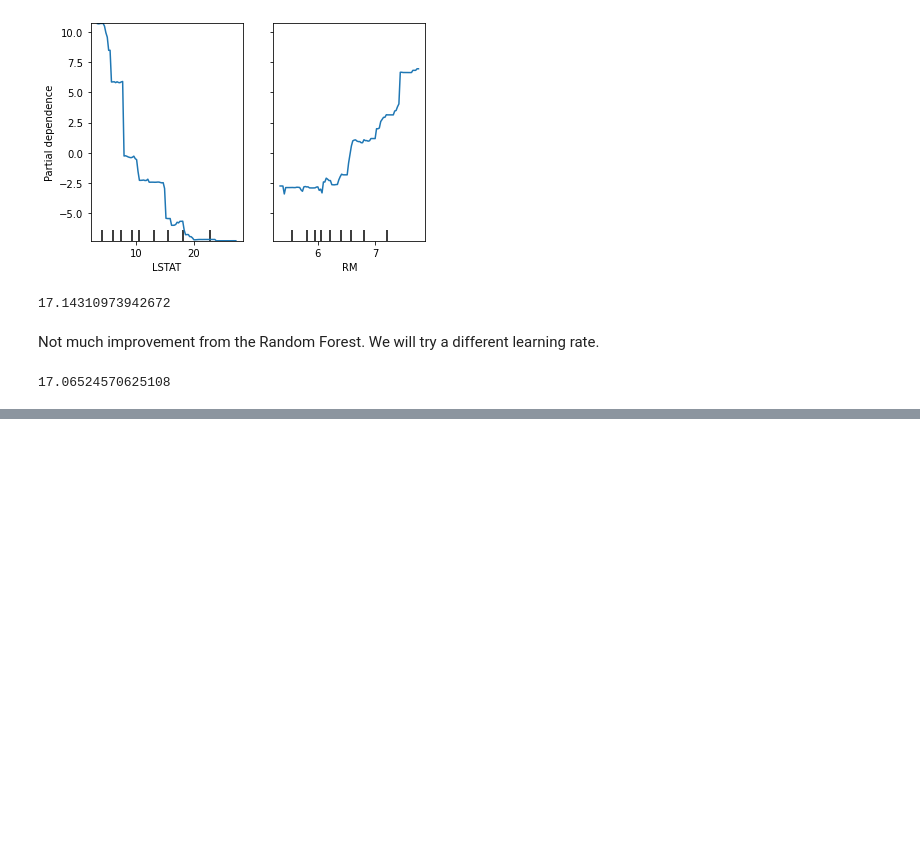
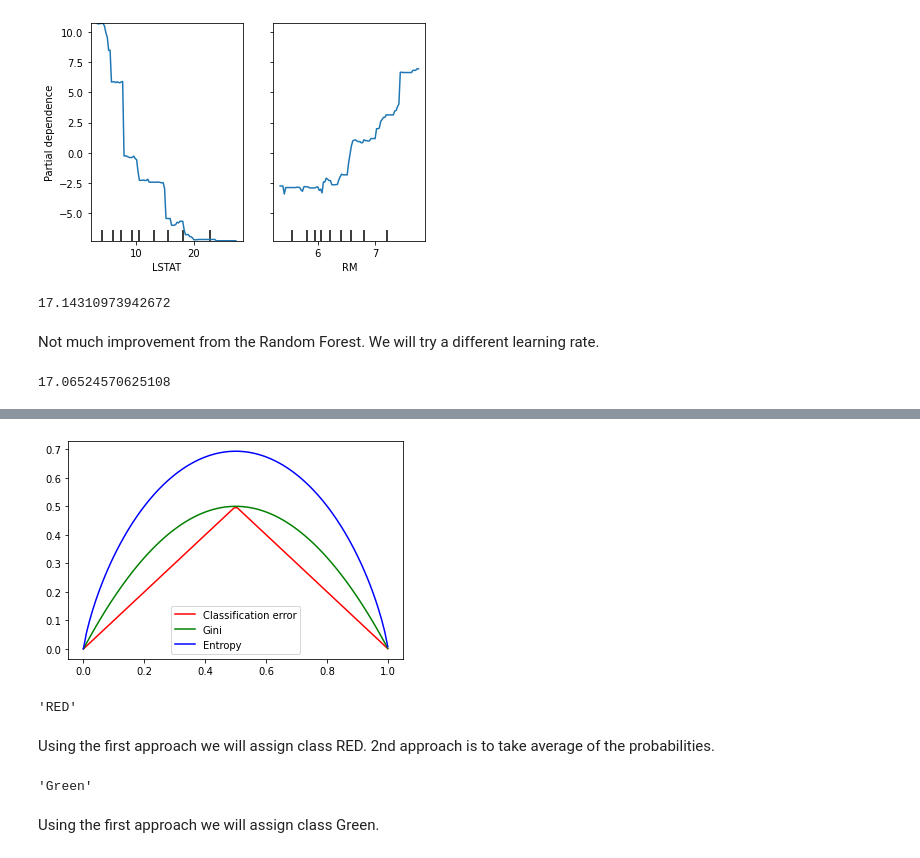
Before and after one commit to atystats/ISLR_Notes_codes, a Jupyter notebook: Chapter 8.ipynb, the cells around one changed output, grey strips where cells are left out. Saved outputs shown, nothing was run; the diff lists cells and outputs as text; code cells hidden in the pictures; blank space fills up the shorter version.

```diff
--- a/Chapter 8.ipynb
+++ b/Chapter 8.ipynb
@@ -444,0 +451,27 @@ print(mean_squared_error(y_test, Boost_reg.predict(X_test)))
+# %%
+x = np.linspace(0.0001,0.999,100)
+class_error = [1 - max(i,1-i) for i in x]
+Gini = [i * (1-i) * 2 for i in x]
+Entropy = [-(i * np.log(i) + (1-i) * np.log(1-i)) for i in x]
+plt.plot(x, class_error, label = "Classification error", color = "r")
+plt.plot(x, Gini, label = "Gini", color = "g")
+plt.plot(x, Entropy, label = "Entropy", color = "b")
+plt.legend()
+plt.show()
+# %% [output]
+[figure, added]
+# %%
+#5.
+p = [0.1, 0.15, 0.2, 0.2, 0.55, 0.6, 0.6, 0.65, 0.7, 0.75]
+'RED' if sum([1 if i > 0.5 else 0 for i in p ]) > 5 else 'Green'
+# %% [output]
+'RED'
+# %% [markdown]
+Using the first approach we will assign class RED.
+2nd approach is to take average of the probabilities.
+# %%
+'RED' if np.mean(p) > 0.5 else 'Green'
+# %% [output]
+'Green'
+# %% [markdown]
+Using the first approach we will assign class Green.
```
Also changed, not shown: parts of 1 cell of this notebook.
